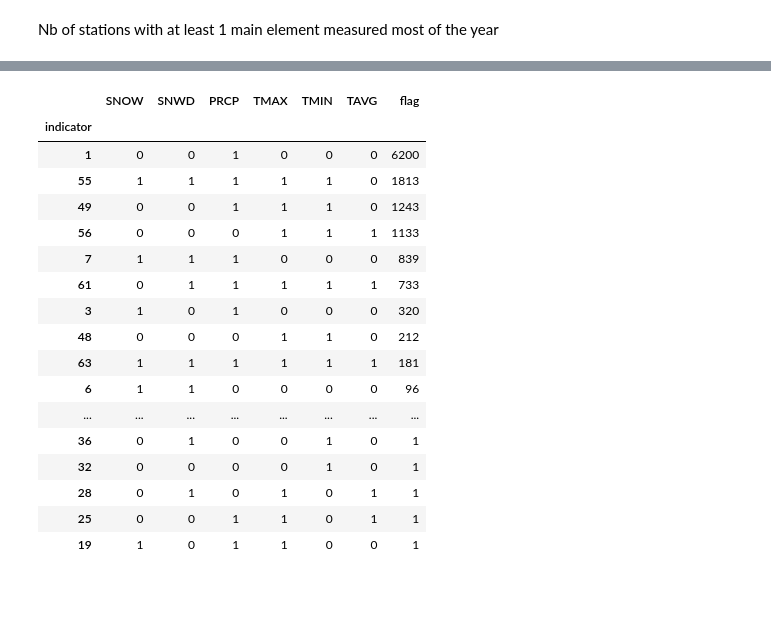
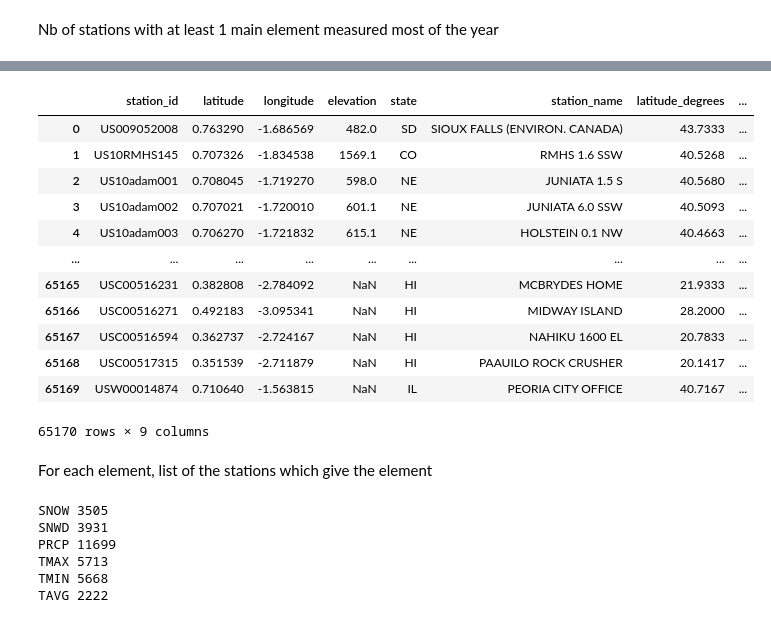
Before and after one commit to severine-baudry/capstone_data_engineer, a Jupyter notebook: US_weather_explore_measurements.ipynb, the cells around one changed output, grey strips where cells are left out. Saved outputs shown, nothing was run; the diff lists cells and outputs as text; code cells hidden in the pictures; blank space fills up the shorter version.

```diff
--- a/US_weather_explore_measurements.ipynb
+++ b/US_weather_explore_measurements.ipynb
@@ -275,27 +119,2 @@ Name: indicator, dtype: int64
-# %%
-df_pivot_measure_2.groupby("indicator").agg( { "SNOW" : max,
-                                              "SNWD" : max,
-                                              "PRCP" : max,
-                                              "TMAX" : max,
-                                              "TMIN" : max,
-                                              "TAVG" : max,
-                                              "flag" : sum }).sort_values("flag", ascending= False)
-# %% [output]
-|  | SNOW | SNWD | PRCP | TMAX | TMIN | TAVG | flag |
-| indicator |  |  |  |  |  |  |  |
-| 1 | 0 | 0 | 1 | 0 | 0 | 0 | 6200 |
-| 55 | 1 | 1 | 1 | 1 | 1 | 0 | 1813 |
-| 49 | 0 | 0 | 1 | 1 | 1 | 0 | 1243 |
-| 56 | 0 | 0 | 0 | 1 | 1 | 1 | 1133 |
-| 7 | 1 | 1 | 1 | 0 | 0 | 0 | 839 |
-| 61 | 0 | 1 | 1 | 1 | 1 | 1 | 733 |
-| 3 | 1 | 0 | 1 | 0 | 0 | 0 | 320 |
-| 48 | 0 | 0 | 0 | 1 | 1 | 0 | 212 |
-| 63 | 1 | 1 | 1 | 1 | 1 | 1 | 181 |
-| 6 | 1 | 1 | 0 | 0 | 0 | 0 | 96 |
-| ... | ... | ... | ... | ... | ... | ... | ... |
-| 36 | 0 | 1 | 0 | 0 | 1 | 0 | 1 |
-| 32 | 0 | 0 | 0 | 0 | 1 | 0 | 1 |
-| 28 | 0 | 1 | 0 | 1 | 0 | 1 | 1 |
-| 25 | 0 | 0 | 1 | 1 | 0 | 1 | 1 |
-| 19 | 1 | 0 | 1 | 1 | 0 | 0 | 1 |
+# %%
+df_stations = stations.toPandas()
@@ -301,0 +136,18 @@ df_pivot_measure_2.groupby("indicator").agg( { "SNOW" : max,
+# %%
+df_stations
+# %% [output]
+|  | station_id | latitude | longitude | elevation | state | station_name | latitude_degrees | ... |
+| 0 | US009052008 | 0.763290 | -1.686569 | 482.0 | SD | SIOUX FALLS (ENVIRON. CANADA) | 43.7333 | ... |
+| 1 | US10RMHS145 | 0.707326 | -1.834538 | 1569.1 | CO | RMHS 1.6 SSW | 40.5268 | ... |
+| 2 | US10adam001 | 0.708045 | -1.719270 | 598.0 | NE | JUNIATA 1.5 S | 40.5680 | ... |
+| 3 | US10adam002 | 0.707021 | -1.720010 | 601.1 | NE | JUNIATA 6.0 SSW | 40.5093 | ... |
+| 4 | US10adam003 | 0.706270 | -1.721832 | 615.1 | NE | HOLSTEIN 0.1 NW | 40.4663 | ... |
+| ... | ... | ... | ... | ... | ... | ... | ... | ... |
+| 65165 | USC00516231 | 0.382808 | -2.784092 | NaN | HI | MCBRYDES HOME | 21.9333 | ... |
+| 65166 | USC00516271 | 0.492183 | -3.095341 | NaN | HI | MIDWAY ISLAND | 28.2000 | ... |
+| 65167 | USC00516594 | 0.362737 | -2.724167 | NaN | HI | NAHIKU 1600 EL | 20.7833 | ... |
+| 65168 | USC00517315 | 0.351539 | -2.711879 | NaN | HI | PAAUILO ROCK CRUSHER | 20.1417 | ... |
+| 65169 | USW00014874 | 0.710640 | -1.563815 | NaN | IL | PEORIA CITY OFFICE | 40.7167 | ... |
+65170 rows × 9 columns
+# %% [markdown]
+For each element, list of the stations which give the element
@@ -301,0 +161,10 @@ df_pivot_measure_2.groupby("indicator").agg( { "SNOW" : max,
+# %%
+for element, lst in d_stations_per_element.items():
+    print(element, len(lst))
+# %% [output]
+SNOW 3505
+SNWD 3931
+PRCP 11699
+TMAX 5713
+TMIN 5668
+TAVG 2222
```
Also changed, not shown: parts of 40 cells of this notebook.
